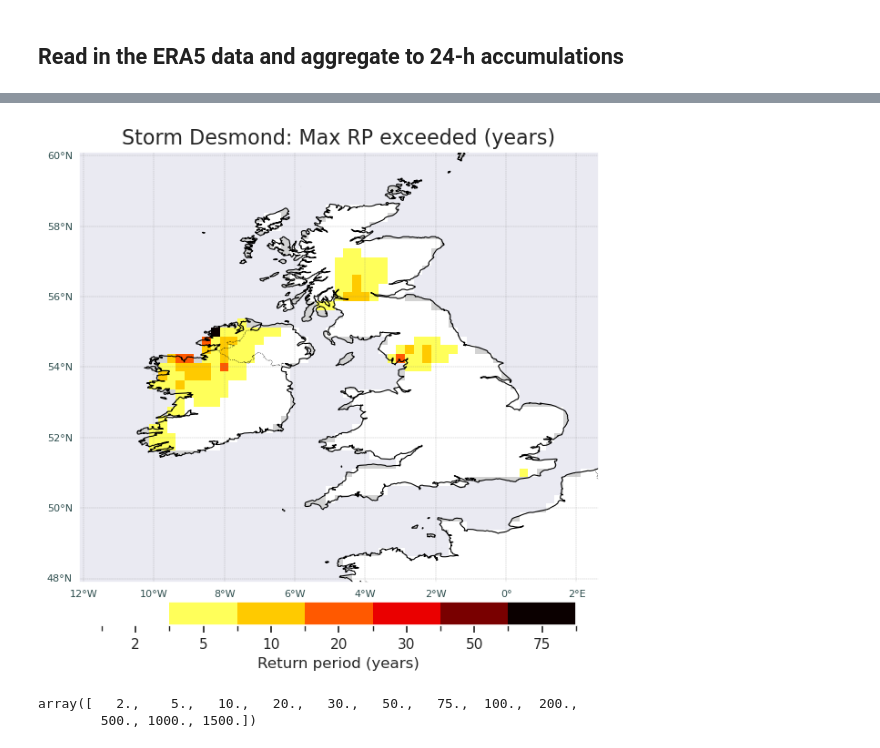
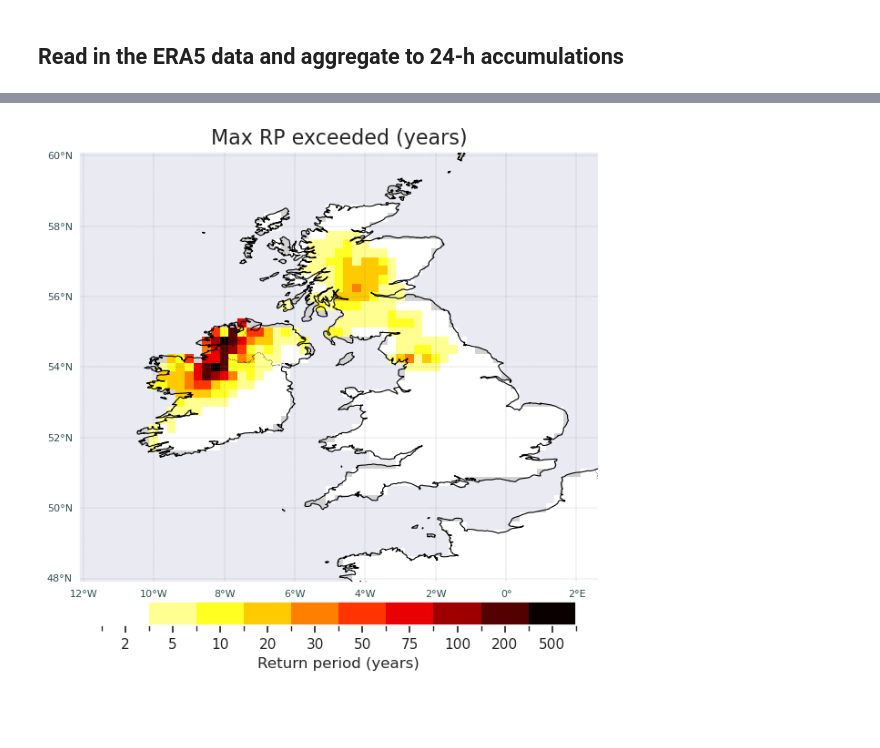
Before and after one commit to shardywx/earth2, a Jupyter notebook: rainfall_threshold_exceedance_era5.ipynb, the cells around one changed output, grey strips where cells are left out. Cells and saved outputs as stored; diff of their text form; code cells hidden in the pictures; blank space fills up the shorter version.

```diff
--- a/rainfall_threshold_exceedance_era5.ipynb
+++ b/rainfall_threshold_exceedance_era5.ipynb
@@ -402,9 +566,19 @@ da_pr24 = preprocess_era5_rainfall(ds, rolling_window=24, min_periods=24, lead_d
 # %%
+rolling_window = 48
+min_periods = 48
+event_end_date = '2015-12-06T12'
+ds = xr.open_dataset('/mnt/metdata/2025s1985/era5/hourly_surface/tp/reanalysis-era5-single-levels_2015_month12.nc')
+da_pr_roll = preprocess_era5_rainfall(ds,
+                                      rolling_window=rolling_window,
+                                      min_periods=min_periods,
+                                      event_end_date=event_end_date,
+                                      lead_dim='valid_time')
+
 ireland_bbox = [-10.5, -5.5, 51.5, 55.5]
 uk_bbox = [-12.0, 2.5, 48.0, 60.0]
-fig = formatted_uk_and_ireland_plot(da_pr24,
+fig = formatted_uk_and_ireland_plot(da_pr_roll,
                                     bbox=ireland_bbox,
                                     cmap=get_metpy_colourmap('precipitation'))
-out_file = f'/mnt/metdata/2025s1985/output_plots/ERA5_Desmond_24h_prcp.png'
+out_file = f'/mnt/metdata/2025s1985/output_plots/desmond_dec2015/era5_eva/ERA5_Desmond_{rolling_window}h_{event_end_date}_prcp.png'
 plt.savefig(out_file, dpi=300, bbox_inches='tight', pad_inches=0)
 # %% [output]
@@ -552,28 +593,30 @@ def map_event_to_return_period(event_da: xr.DataArray,
 # %%
+# define relevant parameters for mapping to return periods
 rp_dim = 'rl'
-thresholds_da = return_levels_24h['return_level']
-event_da = da_pr24
-acc_value = 24
+event_da = da_pr_roll
 acc_dim = None
 fill_value = np.nan
 
-mapped_rp_da = map_event_to_return_period(event_da=da_pr24,
+# read in the return level data
+return_levels = xr.open_dataset(f'/mnt/metdata/2025s1985/era5_eva/{rolling_window}h/UKI_return_levels_{rolling_window}h_WY1980-2021.nc')
+return_levels['return_level'] = return_levels['return_level'] * 1000.0  # convert from m to mm
+return_levels = select_subset_by_bbox(return_levels, bbox=uk_bbox)[0]
+thresholds_da = return_levels['return_level']
+
+# map the event data to return periods
+mapped_rp_da = map_event_to_return_period(event_da=da_pr_roll,
                                           thresholds_da=thresholds_da,
                                           rp_dim=rp_dim,
                                           acc_dim=acc_dim,
-                                          acc_value=acc_value,
+                                          acc_value=rolling_window,
                                           fill_value=fill_value,
                                           bbox=uk_bbox)
 
+# plot the mapped return periods
 fig = formatted_uk_and_ireland_plot(mapped_rp_da,
                                     bbox=uk_bbox,
                                     cmap='hot_r')
-out_file = f'/mnt/metdata/2025s1985/output_plots/desmond_dec2015/era5_eva/ERA5_Desmond_RPs.png'
+out_file = f'/mnt/metdata/2025s1985/output_plots/desmond_dec2015/era5_eva/ERA5_Desmond_{rolling_window}h_{event_end_date}_RPs.png'
 plt.savefig(out_file, dpi=300, bbox_inches='tight', pad_inches=0)
 # %% [output]
-[figure, old version]
+[figure, new version]
-# %%
-thresholds_da['rl'].values
-# %% [output]
-array([   2.,    5.,   10.,   20.,   30.,   50.,   75.,  100.,  200.,
-        500., 1000., 1500.])
```
Also changed, not shown: parts of 8 cells of this notebook.
